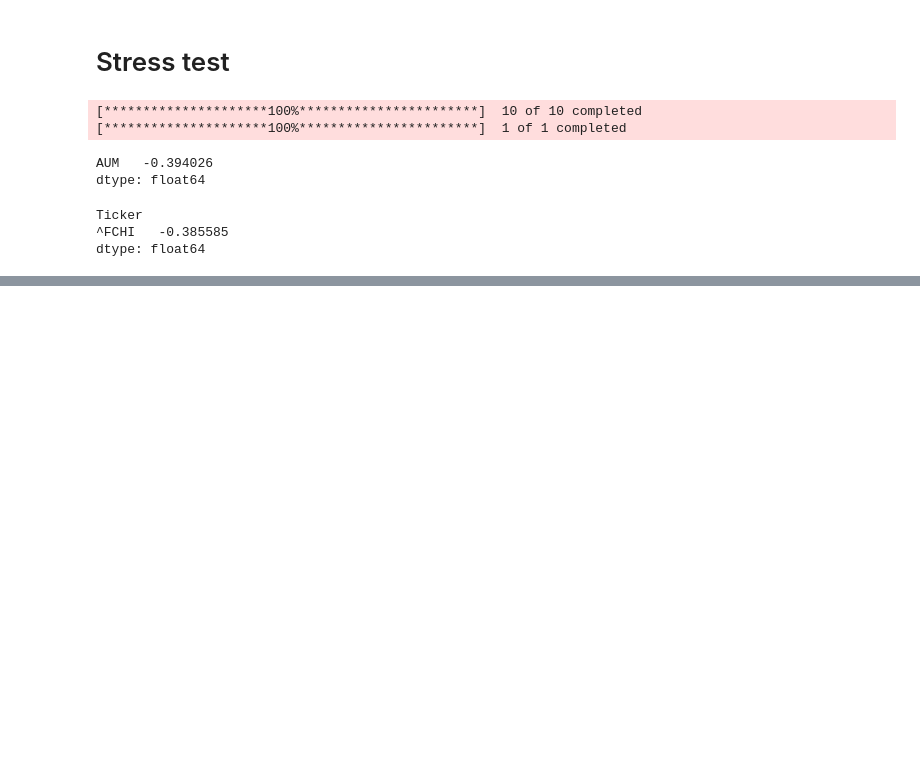
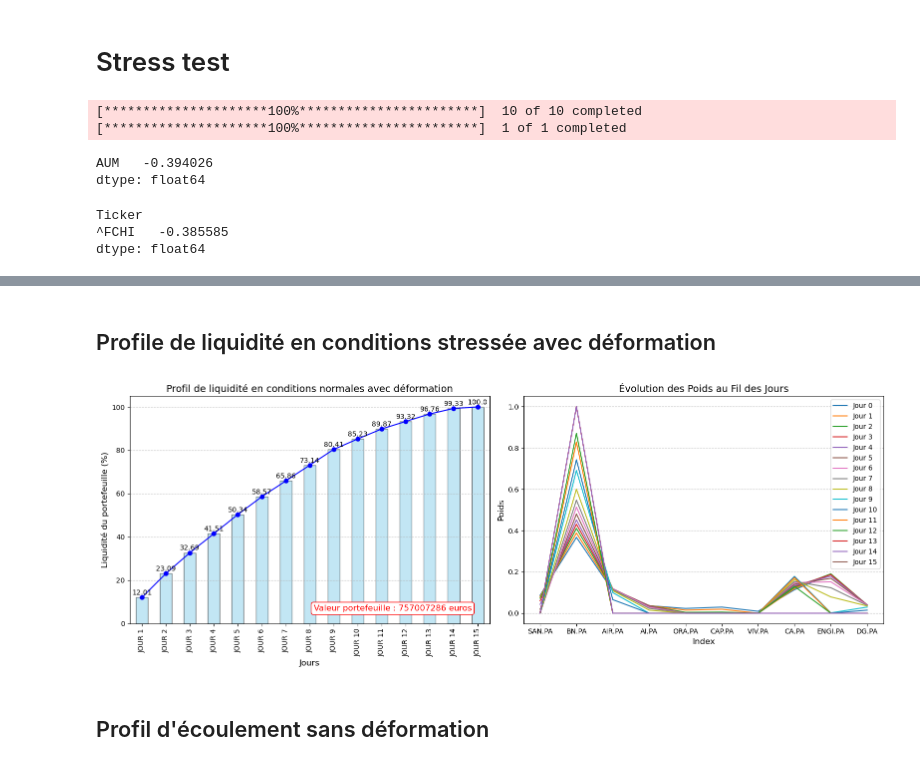
Before and after one commit to usenameFD/Asset-management, a Jupyter notebook: Liquidity/assetLiquidity.ipynb, the cells around one changed output, grey strips where cells are left out. Saved outputs shown, nothing was run; the diff lists cells and outputs as text; code cells hidden in the pictures; blank space fills up the shorter version.

```diff
--- a/Liquidity/assetLiquidity.ipynb
+++ b/Liquidity/assetLiquidity.ipynb
@@ -171,0 +300,9 @@ dtype: float64
+# %% [markdown]
+## Profile de liquidité en conditions stressée avec déformation
+# %%
+portfolio_liquidity = liqudity(df_volume, ADV_rate=0.1)
+liquidity_profile(portfolio_liquidity)
+# %% [output]
+[figure, added]
+# %% [markdown]
+## Profil d'écoulement sans déformation
```
Also changed, not shown: parts of 21 cells of this notebook.
